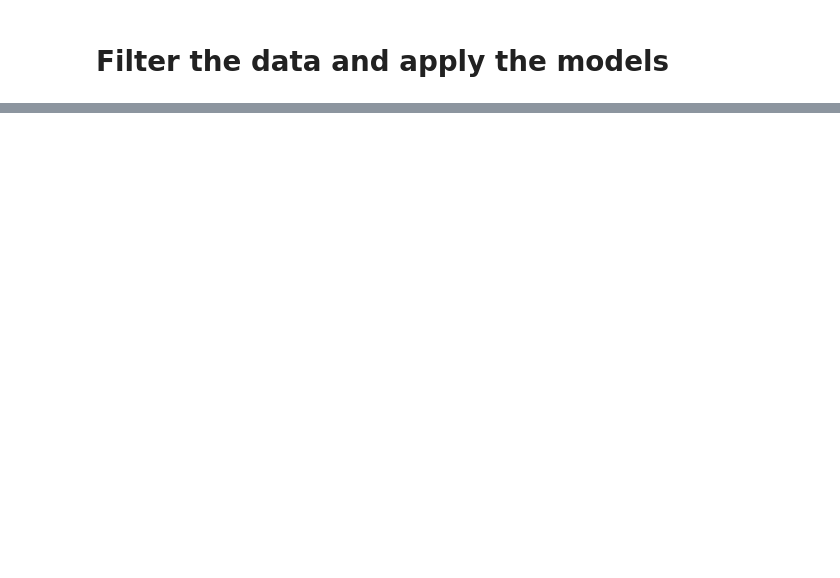
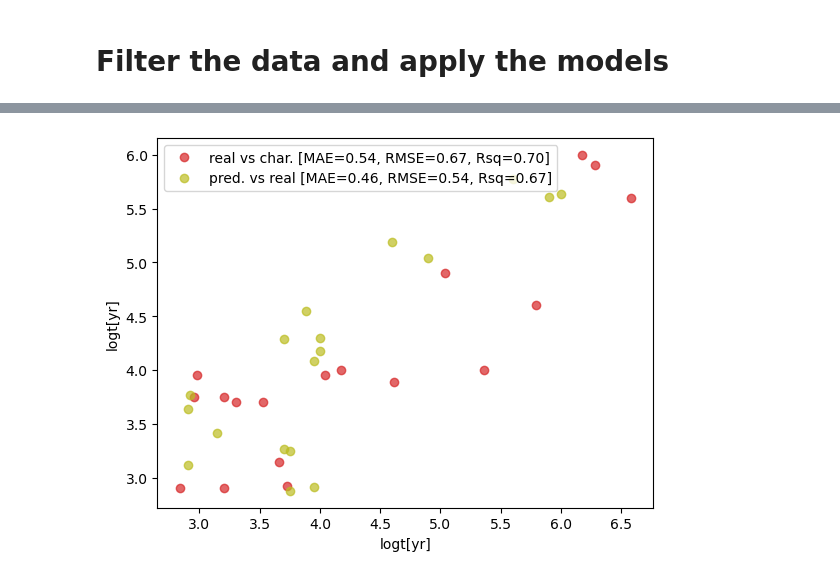
Before and after one commit to ice-csic-astroexotic/neural-ns-predictor, a Jupyter notebook: scripts/6_catalog_application.ipynb, the cells around one changed output, grey strips where cells are left out. Saved outputs shown, nothing was run; the diff lists cells and outputs as text; code cells hidden in the pictures; blank space fills up the shorter version.

```diff
--- a/scripts/6_catalog_application.ipynb
+++ b/scripts/6_catalog_application.ipynb
@@ -14,7 +14,7 @@ model_wout_t = joblib.load(f"{TUNER_RESULTS_FOLDER}/wout/refit_best_model.mod")
 # %% [markdown]
 # Loading the catalogue data
 # %%
-CATALOG_PATH = "../../data/catalogue_data_190325.csv"
+CATALOG_PATH = "../../data/catalogue_data_021026.csv"
 
 catalog = pd.read_csv(CATALOG_PATH)
 catalog.dropna(how="all", axis=0, inplace=True)
@@ -74,0 +104,32 @@ results
+# %%
+# Envelope composition predicted for the observed sources, by both networks.
+# The networks classify the envelope as heavy (H) or light (L). P(H) is the
+# network's output probability for a heavy envelope (P(L) = 1 - P(H)); the
+# predicted class is H when P(H) >= 0.5. Sources outside the input range of a
+# network get no prediction from it (same bounds check as above).
+def prob_heavy(model, X, ok):
+    """Probability of a heavy envelope (env=H = 1) for each row of X."""
+    _, prob = model.model.predict(model.transformer.transform("X", X), verbose=0)
+    classes = list(model.transformer.y_cls_encoder.classes_)
+    return np.where(ok, prob[:, classes.index(1)], np.nan)
+
+results["P_H_wout"] = prob_heavy(model_wout_t, X, in_bounds)
+results["P_H_with"] = prob_heavy(model_with_t, X, in_bounds2)
+for m in ["wout", "with"]:
+    p_h = results[f"P_H_{m}"]
+    results[f"env_{m}"] = np.where(p_h.isna(), "", np.where(p_h >= 0.5, "H", "L"))
+
+    ok = p_h.notna()
+    assert ((p_h[ok] >= 0.5).astype(int) == results.loc[ok, f"envelope_{m}"].astype(int)).all()
+
+env = results.loc[in_bounds, ["source", "class", "env_wout", "P_H_wout",
+                              "env_with", "P_H_with"]].sort_values(["class", "source"])
+env.to_csv("../../results/catalog_envelope.csv", index=False)
+
+with pd.option_context("display.max_rows", None, "display.float_format", "{:.2f}".format):
+    print(env.to_string(index=False))
+
+# Number of heavy / light envelopes per class
+for m in ["wout", "with"]:
+    print(f"\n{m} network:")
+    print(pd.crosstab(env["class"], env[f"env_{m}"].replace("", "no prediction")))
@@ -105,26 +187,25 @@ for obs_col in results.columns:
 # %%
-
 plt.figure()
 logt_c = np.log10(results["tau_c(kyr)"] * 1000)
 logt = results["logt_true"].copy()
 logt_pred = results["logt_pred_wout"].copy()
 ok = np.isfinite(logt + logt_pred + logt_c)
 logt, logt_pred, logt_c = logt[ok], logt_pred[ok], logt_c[ok]
 
 def mae_str(x, y):
     """Get the mean absolute error string for two arrays."""
     maerr = np.mean(np.abs(x - y))
     rmse = np.sqrt(np.mean((x-y)**2.0))
     mr = r2_score(x, y)
     return f" [MAE={maerr:.2f}, RMSE={rmse:.2f}, Rsq={mr:.2f}]"
 
 plt.plot(logt_c, logt, "o", color="C3", alpha=0.7,
          label="real vs char." + mae_str(logt_c, logt))
-plt.plot(logt_c, logt_pred, "o", color="C6", alpha=0.7,
-         label="pred. vs char." + mae_str(logt_c, logt_pred))
 plt.plot(logt, logt_pred, "o", color="C8", alpha=0.7,
-         label="pred. vs true" + mae_str(logt, logt_pred))
+         label="pred. vs real" + mae_str(logt, logt_pred))
 plt.legend(loc="upper left")
 plt.xlabel("logt[yr]")
 plt.ylabel("logt[yr]")
 plt.show()
+# %% [output]
+[figure, added]
```
Also changed, not shown: parts of 11 cells of this notebook.
